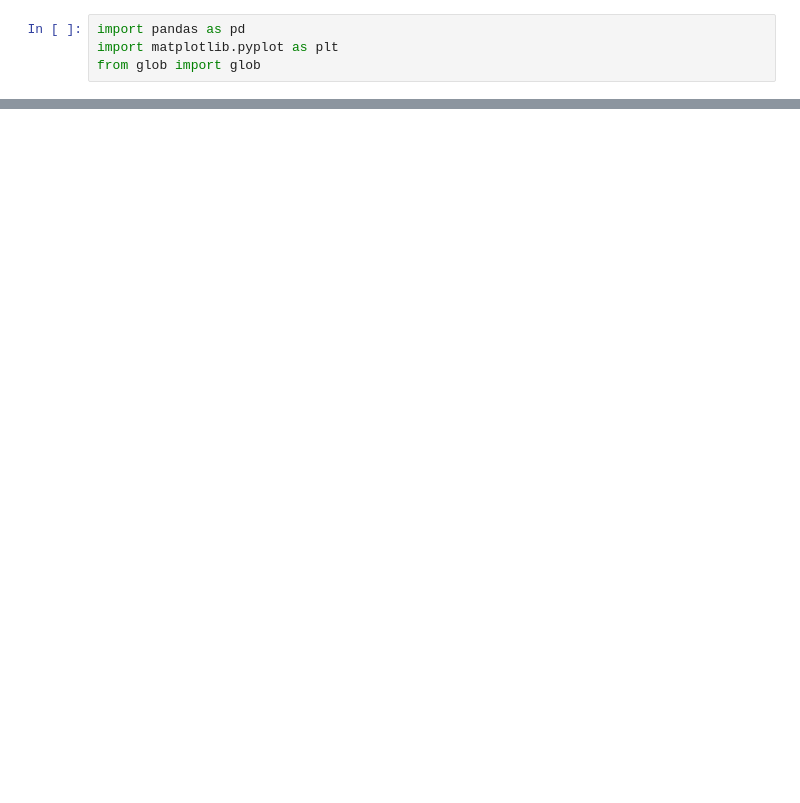
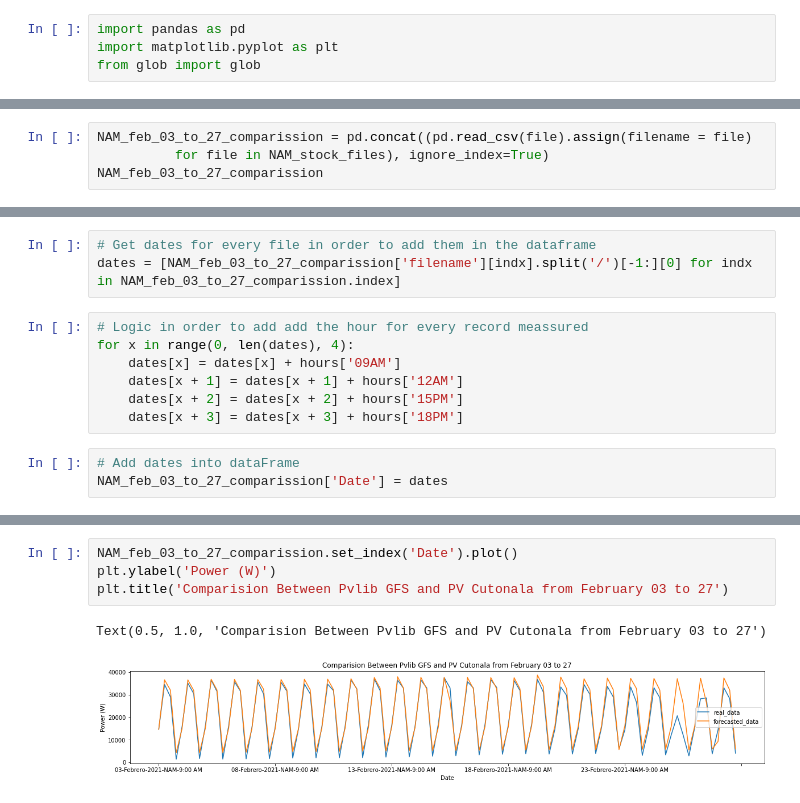
Before and after one commit to Vesino/pvlib_tesis, a Jupyter notebook: Results February.ipynb, the cells around one changed output, grey strips where cells are left out. Cells and saved outputs as stored; diff of their text form; blank space fills up the shorter version.

```diff
--- a/Results February.ipynb
+++ b/Results February.ipynb
@@ -49,0 +164,4 @@ feb_04_to_27_comparission_GFS.describe()
+# %%
+NAM_feb_03_to_27_comparission = pd.concat((pd.read_csv(file).assign(filename = file)
+          for file in NAM_stock_files), ignore_index=True)
+NAM_feb_03_to_27_comparission
@@ -49,0 +186,13 @@ feb_04_to_27_comparission_GFS.describe()
+# %%
+# Get dates for every file in order to add them in the dataframe
+dates = [NAM_feb_03_to_27_comparission['filename'][indx].split('/')[-1:][0] for indx in NAM_feb_03_to_27_comparission.index]
+# %%
+# Logic in order to add add the hour for every record meassured
+for x in range(0, len(dates), 4):
+    dates[x] = dates[x] + hours['09AM']
+    dates[x + 1] = dates[x + 1] + hours['12AM']
+    dates[x + 2] = dates[x + 2] + hours['15PM']
+    dates[x + 3] = dates[x + 3] + hours['18PM']
+# %%
+# Add dates into dataFrame
+NAM_feb_03_to_27_comparission['Date'] = dates
@@ -49,0 +219,7 @@ feb_04_to_27_comparission_GFS.describe()
+# %%
+NAM_feb_03_to_27_comparission.set_index('Date').plot()
+plt.ylabel('Power (W)')
+plt.title('Comparision Between Pvlib GFS and PV Cutonala from February 03 to 27')
+# %% [output]
+Text(0.5, 1.0, 'Comparision Between Pvlib GFS and PV Cutonala from February 03 to 27')
+[figure, added]
```
Also changed, not shown: parts of 32 cells of this notebook, 2 other files.
